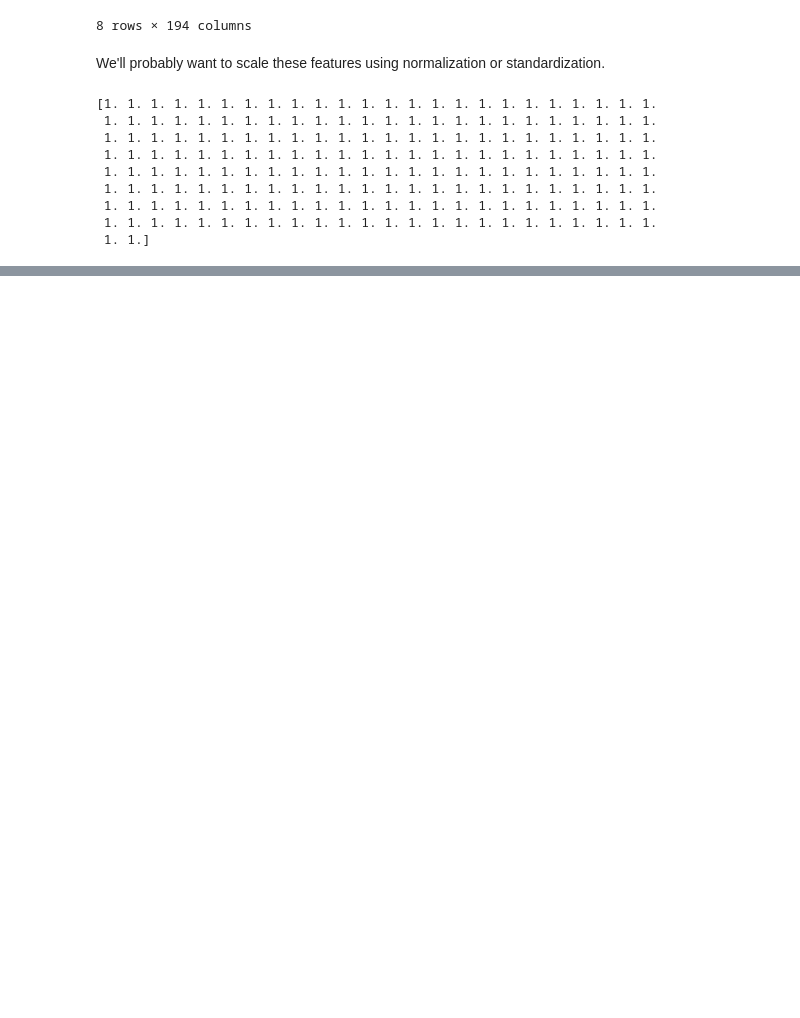
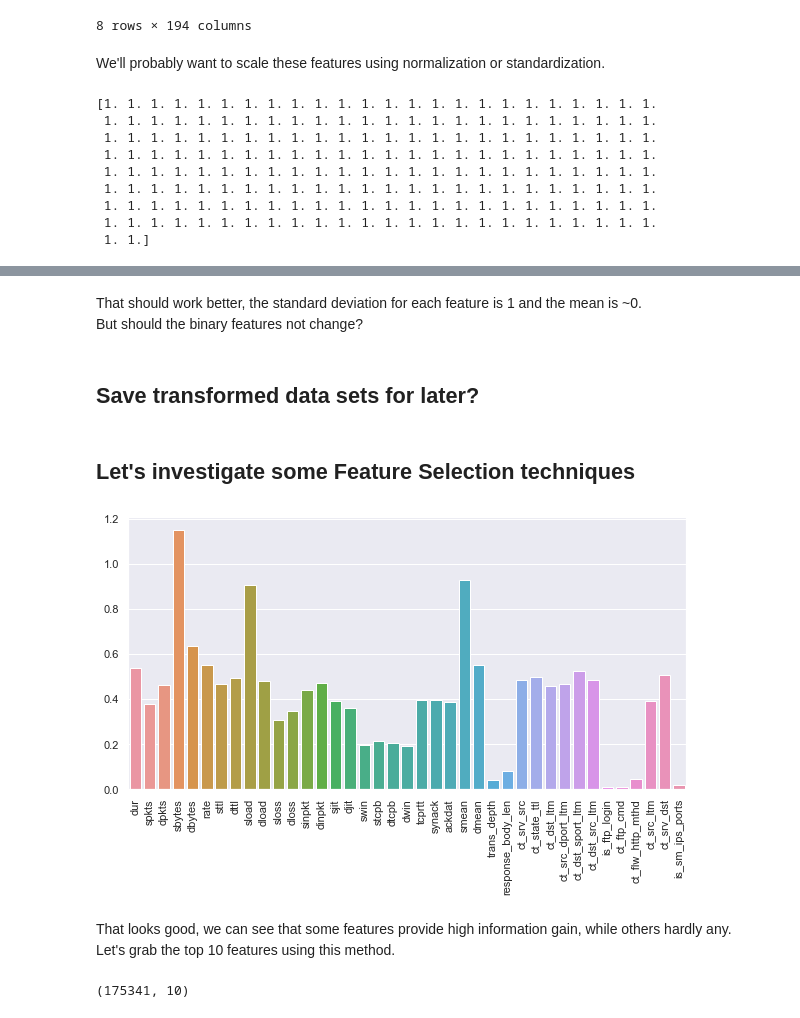
Before and after one commit to pvan1/DATA-606-Capstone, a Jupyter notebook: capstone-phase1.ipynb, the cells around one changed output, grey strips where cells are left out. Saved outputs shown, nothing was run; the diff lists cells and outputs as text; code cells hidden in the pictures; blank space fills up the shorter version.

```diff
--- a/capstone-phase1.ipynb
+++ b/capstone-phase1.ipynb
@@ -373,0 +390,5 @@ But should the binary features not change?
+# %% [markdown]
+That should work better, the standard deviation for each feature is 1 and the mean is ~0.
+But should the binary features not change?
+# %% [markdown]
+## Save transformed data sets for later?
@@ -373,0 +397,27 @@ But should the binary features not change?
+# %% [markdown]
+## Let's investigate some Feature Selection techniques
+# %%
+# from https://www.analyticsvidhya.com/blog/2020/10/feature-selection-techniques-in-machine-learning/
+from sklearn.feature_selection import SelectKBest, mutual_info_classif
+numeric_feat = training.drop(['proto', 'service', 'state'], axis=1)
+# the original numeric features, and attack categories; doesn't like binarized categories, needs 1D
+info_gain = mutual_info_classif(X=numeric_feat, y=training_cats)
+# %%
+#info_gain
+#feat_info_gain = pd.Series(info_gain, numeric_feat.columns)
+#feat_info_gain.plot(kind='bar', figsize=(10, 5))
+plt.figure(figsize=(10,5))
+sns.set_style('darkgrid')
+ig_plot = sns.barplot(x=numeric_feat.columns, y=info_gain)
+ig_plot.set_xticklabels(ig_plot.get_xticklabels(), rotation=90)
+plt.show()
+# %% [output]
+[figure, added]
+# %% [markdown]
+That looks good, we can see that some features provide high information gain, while others hardly any.
+Let's grab the top 10 features using this method.
+# %%
+X_new = SelectKBest(mutual_info_classif, k=10).fit_transform(X=numeric_feat, y=training_cats)
+X_new.shape
+# %% [output]
+(175341, 10)
```
Also changed, not shown: parts of 28 cells of this notebook.
